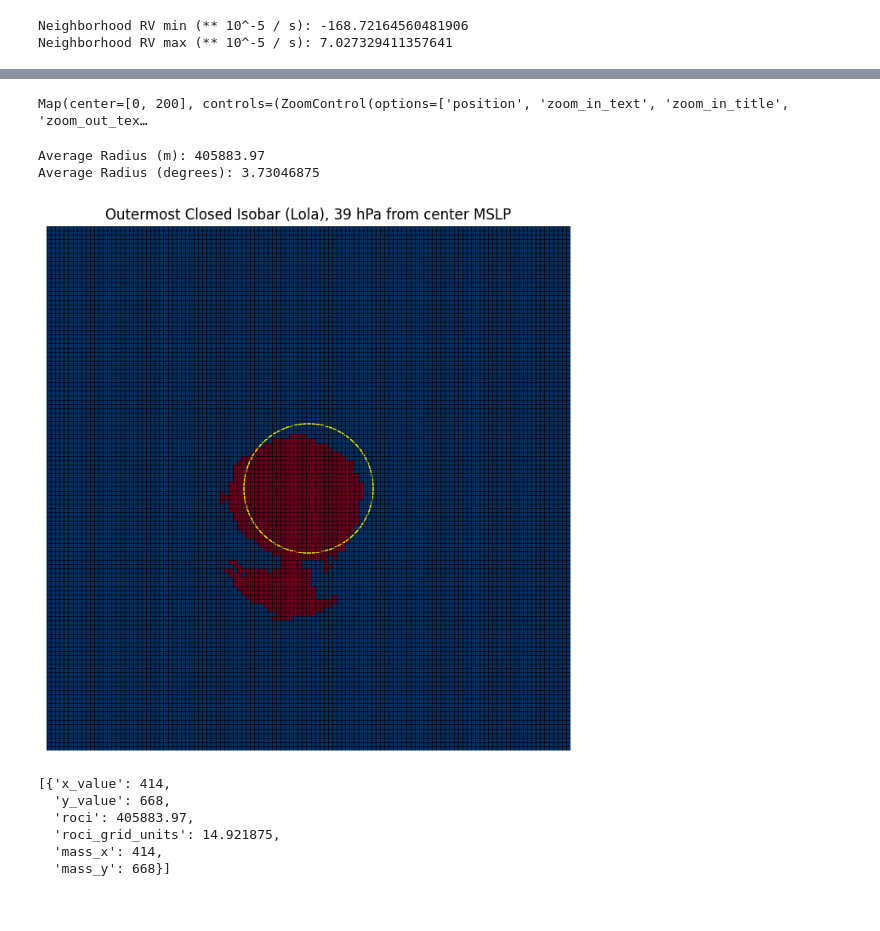
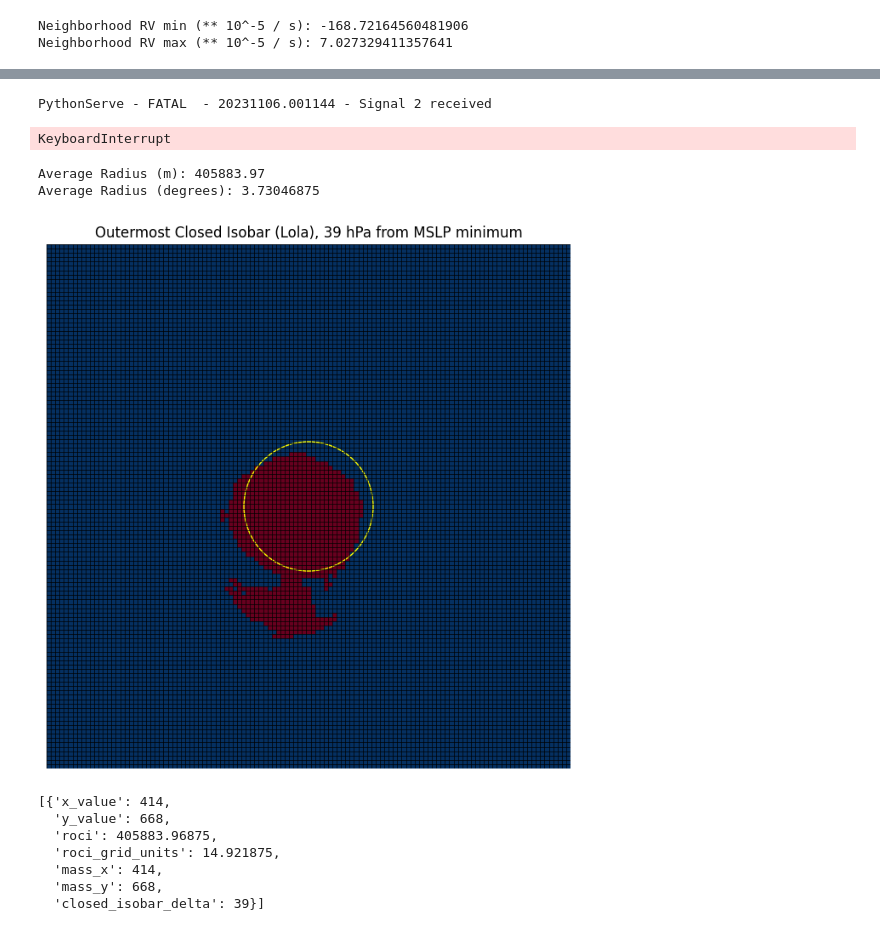
Before and after one commit to JRPdata/cyclone_genesis, a Jupyter notebook: cyclone-genesis.ipynb, the cells around one changed output, grey strips where cells are left out. Saved outputs shown, nothing was run; the diff lists cells and outputs as text; code cells hidden in the pictures.

```diff
--- a/cyclone-genesis.ipynb
+++ b/cyclone-genesis.ipynb
@@ -2738,12 +2625,13 @@ Done
 # %%
 # chart an entire run's disturbances (no 24 our requirement or grouping of very close MSLP minima)
 model_name = "GFS"
-model_timestamp_str = '2023-11-02T06:00:00'
+model_timestamp_str = '2023-11-03T18:00:00'
 model_timestamp = datetime.fromisoformat(model_timestamp_str)
 time_steps = all_time_steps_by_model[model_name]
 generate_disturbances_chart(model_name, model_timestamp, time_steps)
 # %% [output]
-Map(center=[0, 200], controls=(ZoomControl(options=['position', 'zoom_in_text', 'zoom_in_title', 'zoom_out_tex…
+PythonServe - FATAL  - 20231106.001144 - Signal 2 received
+KeyboardInterrupt
 # %%
 # example for calculating ROCI (based on some ideas from [4] but not the same method)
 # requires metview and the mslp data as a fieldset (for the distance calculation)
@@ -2758,7 +2646,7 @@ lon = 167.0
 
 grbmsl_path = '/home/db/metview/JRPdata/gfs2/gfs.t00z.pgrb2.0p25.f072_prmsl_mean_sea_level.grib2'
 
-fs = mv.read(grbmsl_path)
+mslp_fs = mv.read(grbmsl_path)
 # Extract relevant parameters (modify the parameter names and levels accordingly)
 
 short_name = None
@@ -2776,8 +2664,6 @@ values = xda.to_numpy()
 units = xda.GRIB_units
 lats = xda.latitude.to_numpy()
 lons = xda.longitude.to_numpy()
-
-res = grid_resolution
 
 mslp_data = values
 mslp_fs = fs
@@ -2785,41 +2671,42 @@ mslp_fs = fs
 # convert to hPa
 if units == 'Pa':
     mslp_data = values * 0.01
 else:
     mslp_data = values
 
 x = int((1/res)*(90-lat))
 y = int((1/res)*(0+lon))
 
 # testing finding isobars
 
 candidate = {
     'x_value': x,
     'y_value': y
 }
 
 mass_candidate, max_isobar_difference, visited = get_outermost_closed_isobar(mslp_data, res, candidate)
 
 average_radius, average_radius_units = find_average_radius(mslp_fs, mass_candidate, visited, num_legs=576)
 print("Average Radius (m):", average_radius)
 print(f"Average Radius (degrees):", average_radius_units * res)
 
-create_image(visited, f'Outermost Closed Isobar (Lola), {max_isobar_difference} hPa from center MSLP', rv_to_sign = True, radius = average_radius_units)
+create_image(visited, f'Outermost Closed Isobar (Lola), {max_isobar_difference} hPa from MSLP minimum', rv_to_sign = True, radius = average_radius_units)
 
 # test calc_roci()
 candidate = {'x_value': x, 'y_value': y}
 candidates = [candidate]
 calc_roci(candidates, mslp_data, mslp_fs, res)
 # %% [output]
 Average Radius (m): 405883.97
 Average Radius (degrees): 3.73046875
-[figure, old version]
+[figure, new version]
 [{'x_value': 414,
   'y_value': 668,
-  'roci': 405883.97,
+  'roci': 405883.96875,
   'roci_grid_units': 14.921875,
   'mass_x': 414,
-  'mass_y': 668}]
+  'mass_y': 668,
+  'closed_isobar_delta': 39}]
 # %%
 # check answer with units
 # 14.921875 grid units * (0.25 degree / 1 grid units) (60 nautical miles / degree) * (1852 meters / nautical miles)
```
Also changed, not shown: parts of 36 cells of this notebook.
